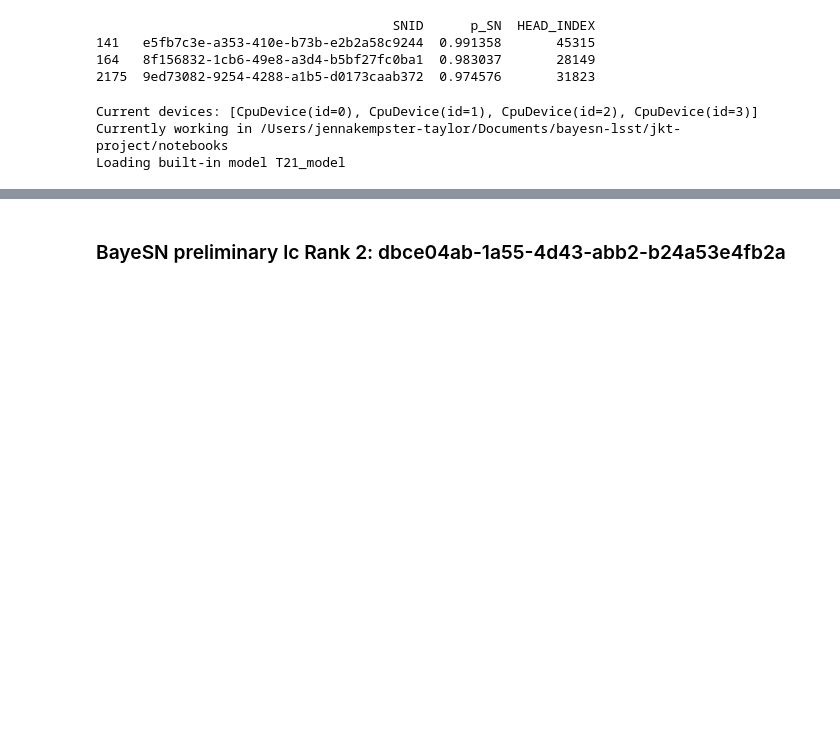
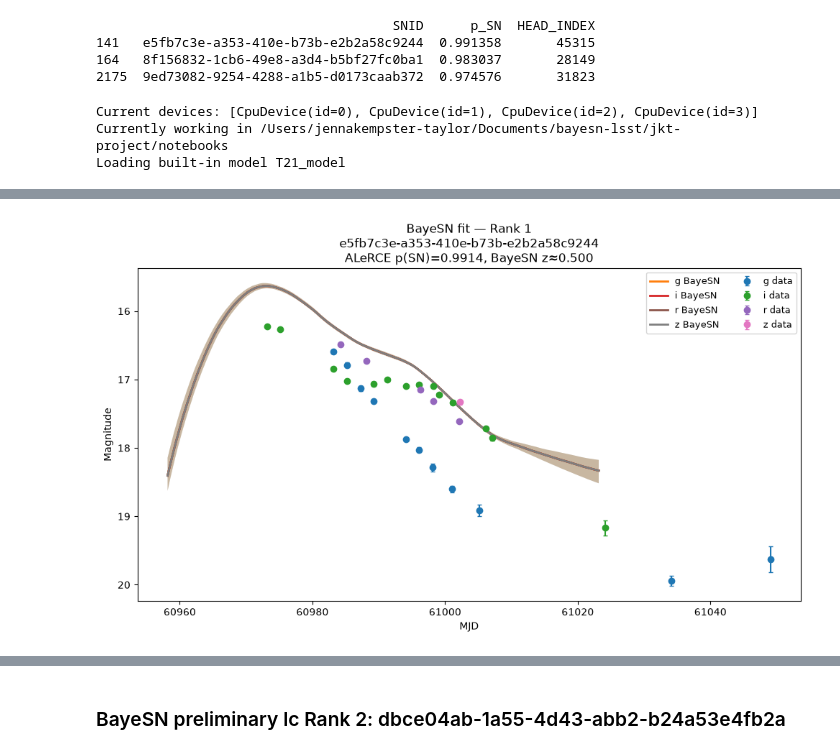
Before and after one commit to jennake/bayesn-lsst-project, a Jupyter notebook: notebooks/alert_fits.ipynb, the cells around one changed output, grey strips where cells are left out. Saved outputs shown, nothing was run; the diff lists cells and outputs as text; code cells hidden in the pictures; blank space fills up the shorter version.

```diff
--- a/notebooks/alert_fits.ipynb
+++ b/notebooks/alert_fits.ipynb
@@ -1560,0 +1831,71 @@ nightly = result["nightly"]
+# %%
+peak_mjd = float(head_row["PEAKMJD"])
+
+mjd_grid = phase + peak_mjd
+
+
+fig, ax = plt.subplots(
+    figsize=(10, 6)
+)
+
+
+for j, band in enumerate(observed_bands):
+
+    use = obs_band == band
+
+    # ----------------------
+    # Observed photometry
+    # ----------------------
+
+    ax.errorbar(
+        obs_mjd[use],
+        obs_mag[use],
+        yerr=obs_magerr[use],
+        fmt="o",
+        capsize=2,
+        label=f"{band} data",
+    )
+
+
+    # ----------------------
+    # BayeSN model
+    # ----------------------
+
+    ax.plot(
+        mjd_grid,
+        median_mag[j],
+        lw=2,
+        label=f"{band} BayeSN",
+    )
+
+
+    ax.fill_between(
+        mjd_grid,
+        low_mag[j],
+        high_mag[j],
+        alpha=0.15,
+    )
+
+
+# Magnitudes run backwards
+ax.invert_yaxis()
+
+ax.set_xlabel("MJD")
+ax.set_ylabel("Magnitude")
+
+ax.set_title(
+    f"BayeSN fit — Rank 1\n"
+    f"{snid}\n"
+    f"ALeRCE p(SN)={result['p_SN']:.4f}, "
+    f"BayeSN z≈{z_plot:.3f}"
+)
+
+ax.legend(
+    ncol=2,
+    fontsize=9,
+)
+
+plt.tight_layout()
+plt.show()
+# %% [output]
+[figure, added]
```
Also changed, not shown: parts of 30 cells of this notebook.
